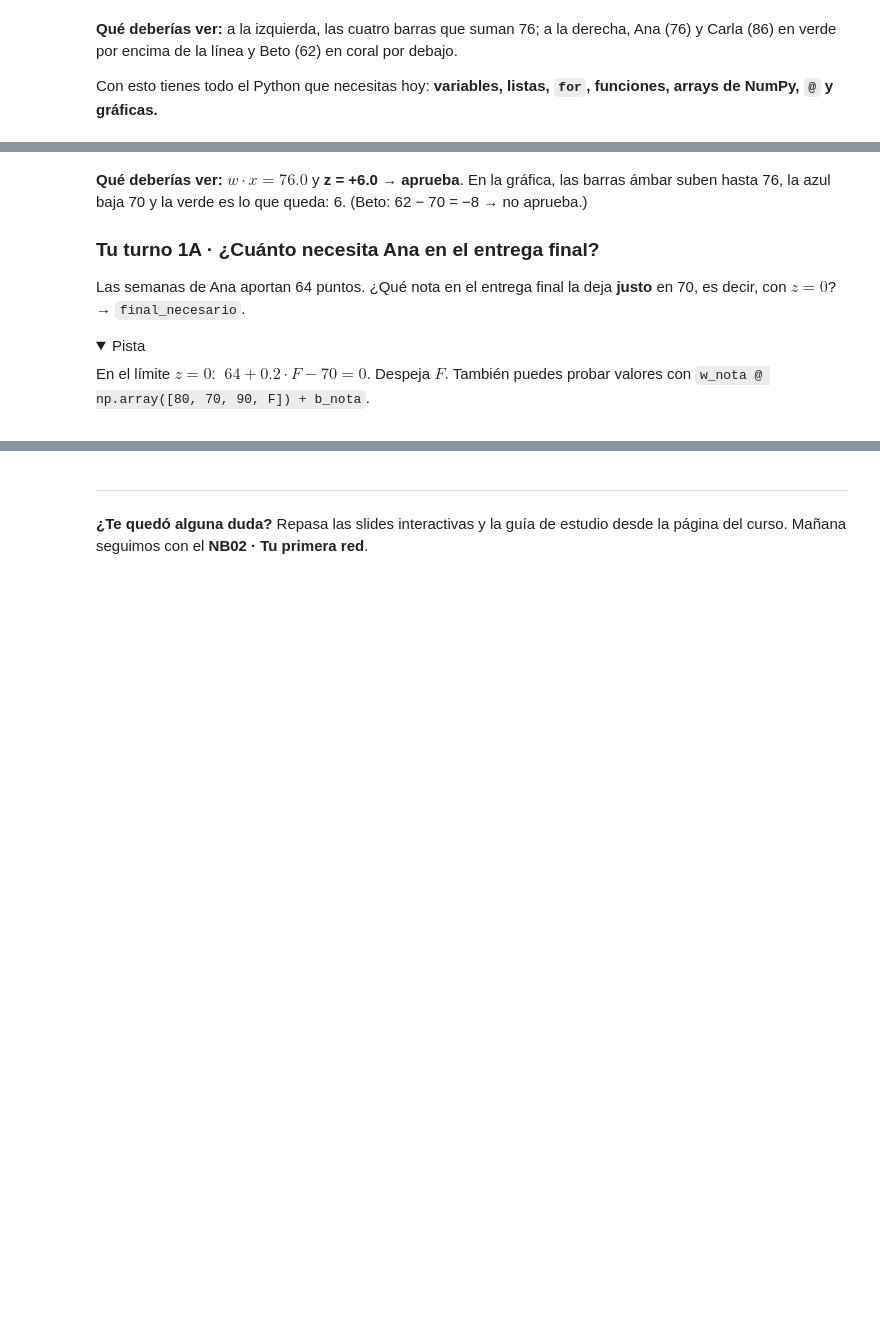
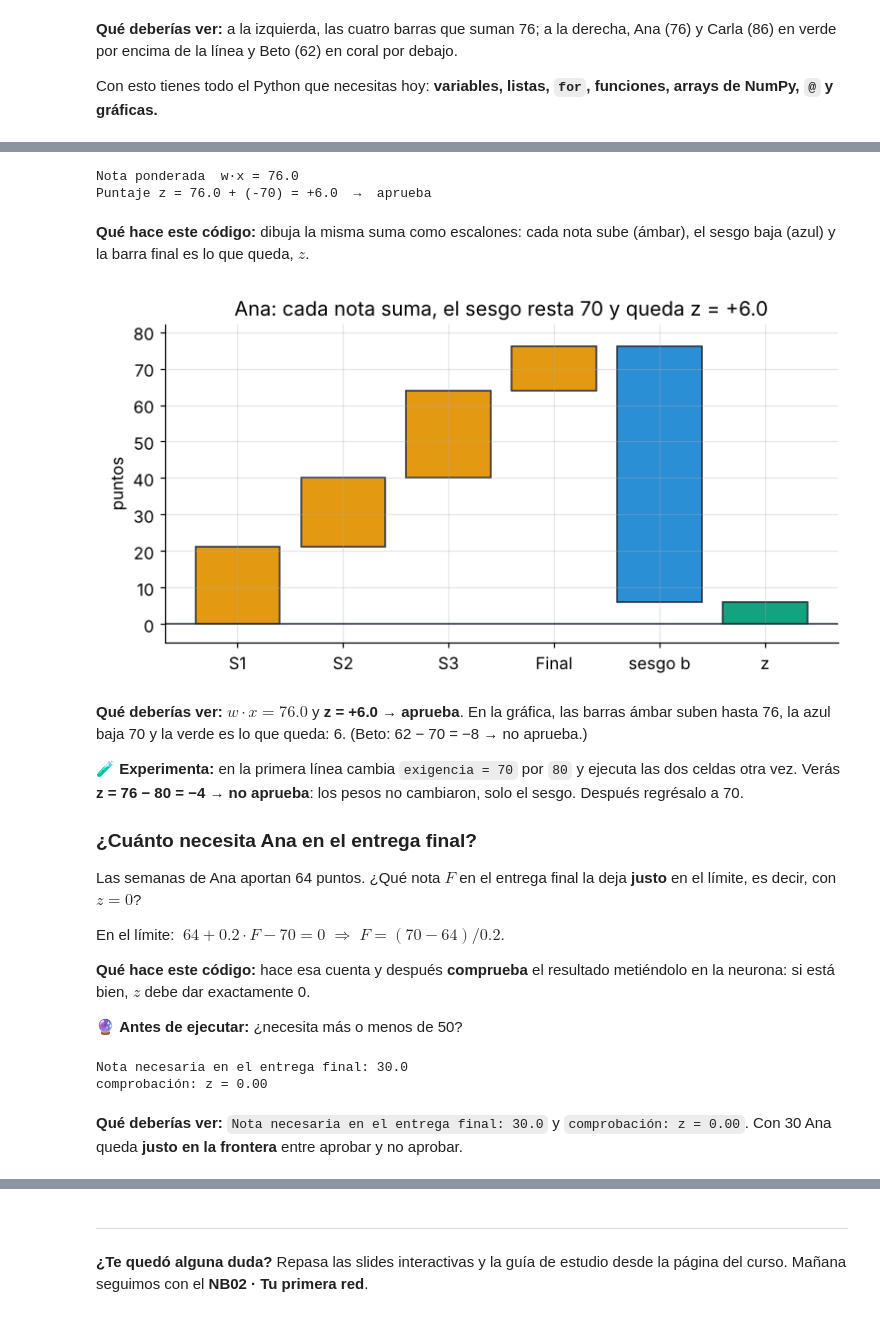
Before and after one commit to AndresOrdonez369/deepLearningWeek1, a Jupyter notebook: proyectos/NB01_viernes_tu_primera_neurona.ipynb, the cells around one changed output, grey strips where cells are left out. Cells and saved outputs as stored; diff of their text form; code cells hidden in the pictures; folded sections open; blank space fills up the shorter version.

```diff
--- a/proyectos/NB01_viernes_tu_primera_neurona.ipynb
+++ b/proyectos/NB01_viernes_tu_primera_neurona.ipynb
@@ -388,34 +311,46 @@ $$z = w_1x_1 + w_2x_2 + w_3x_3 + w_4x_4 + b \qquad\text{o, en corto,}\qquad z =
 # %%
-x_ana  = np.array([80, 70, 90, 60])              # inputs: S1, S2, S3, Final
+exigencia = 70                                    # example passing bar   (🧪 try 80)
+
+x_ana  = np.array([80, 70, 90, 60])               # inputs: S1, S2, S3, Final
 w_nota = np.array([0.8 / 3, 0.8 / 3, 0.8 / 3, 0.2])   # weights: the syllabus percentages
-b_nota = -70                                      # bias: the example passing bar, sign flipped
+b_nota = -exigencia                               # bias: the passing bar, sign flipped
 
 z_ana = w_nota @ x_ana + b_nota                   # the neuron's score
 decision = "aprueba" if z_ana >= 0 else "no aprueba"   # step activation
 
 print(f"Nota ponderada  w·x = {w_nota @ x_ana:.1f}")
 print(f"Puntaje z = {w_nota @ x_ana:.1f} + ({b_nota}) = {z_ana:+.1f}  →  {decision}")
+# %% [output]
+Nota ponderada  w·x = 76.0
+Puntaje z = 76.0 + (-70) = +6.0  →  aprueba
+# %% [markdown]
+**Qué hace este código:** dibuja la misma suma como escalones: cada nota sube (ámbar), el sesgo baja (azul) y la barra final es lo que queda, $z$.
 # %%
 # Picture of the same sum: each grade pushes up, the bias pulls down, z is what is left
 parts  = list(w_nota * x_ana) + [b_nota]
 labels = ["S1", "S2", "S3", "Final", "sesgo b"]
 start  = np.concatenate([[0], np.cumsum(parts)[:-1]])
 colors = [AMBAR] * 4 + [AZUL]
 
 plt.figure(figsize=(8, 3.8))
 plt.bar(labels, parts, bottom=start, color=colors, edgecolor=TINTA)
 plt.bar(["z"], [z_ana], color=MENTA if z_ana >= 0 else CORAL, edgecolor=TINTA)
 plt.axhline(0, color=TINTA, lw=1)
-plt.ylim(0, 82)
-plt.title(f"Ana: cada nota suma, el sesgo resta 70 y queda z = {z_ana:+.1f}")
+plt.ylim(min(0, z_ana) - 5, 82)
+plt.title(f"Ana: cada nota suma, el sesgo resta {exigencia} y queda z = {z_ana:+.1f}")
 plt.ylabel("puntos"); plt.show()
+# %% [output]
+[figure, added]
 # %% [markdown]
 **Qué deberías ver:** $w\cdot x = 76.0$ y **z = +6.0 → aprueba**. En la gráfica, las barras ámbar suben hasta 76, la azul baja 70 y la verde es lo que queda: 6. (Beto: 62 − 70 = −8 → no aprueba.)
 
-### Tu turno 1A · ¿Cuánto necesita Ana en el entrega final?
-Las semanas de Ana aportan 64 puntos. ¿Qué nota en el entrega final la deja **justo** en 70, es decir, con $z = 0$? → `final_necesario`.
+🧪 **Experimenta:** en la primera línea cambia `exigencia = 70` por `80` y ejecuta las dos celdas otra vez. Verás **z = 76 − 80 = −4 → no aprueba**: los pesos no cambiaron, solo el sesgo. Después regrésalo a 70.
 
-<details><summary>Pista</summary>
+### ¿Cuánto necesita Ana en el entrega final?
+Las semanas de Ana aportan 64 puntos. ¿Qué nota $F$ en el entrega final la deja **justo** en el límite, es decir, con $z = 0$?
 
-En el límite $z = 0$: $\;64 + 0.2\cdot F - 70 = 0$. Despeja $F$. También puedes probar valores con `w_nota @ np.array([80, 70, 90, F]) + b_nota`.
-</details>
+En el límite: $\;64 + 0.2\cdot F - 70 = 0 \;\Rightarrow\; F = (70 - 64) / 0.2$.
+
+**Qué hace este código:** hace esa cuenta y después **comprueba** el resultado metiéndolo en la neurona: si está bien, $z$ debe dar exactamente 0.
+
+🔮 **Antes de ejecutar:** ¿necesita más o menos de 50?
@@ -425,0 +357,12 @@ revisar_1a(final_necesario)
+# %%
+final_necesario = (70 - 64) / 0.2                 # z = 0  ->  64 + 0.2 F - 70 = 0
+print("Nota necesaria en el entrega final:", final_necesario)
+
+# check: put that grade into the neuron, z should be exactly 0
+z_limite = w_nota @ np.array([80, 70, 90, final_necesario]) - 70
+print(f"comprobación: z = {z_limite:.2f}")
+# %% [output]
+Nota necesaria en el entrega final: 30.0
+comprobación: z = 0.00
+# %% [markdown]
+**Qué deberías ver:** `Nota necesaria en el entrega final: 30.0` y `comprobación: z = 0.00`. Con 30 Ana queda **justo en la frontera** entre aprobar y no aprobar.
```
Also changed, not shown: parts of 129 cells of this notebook, 19 other files.
